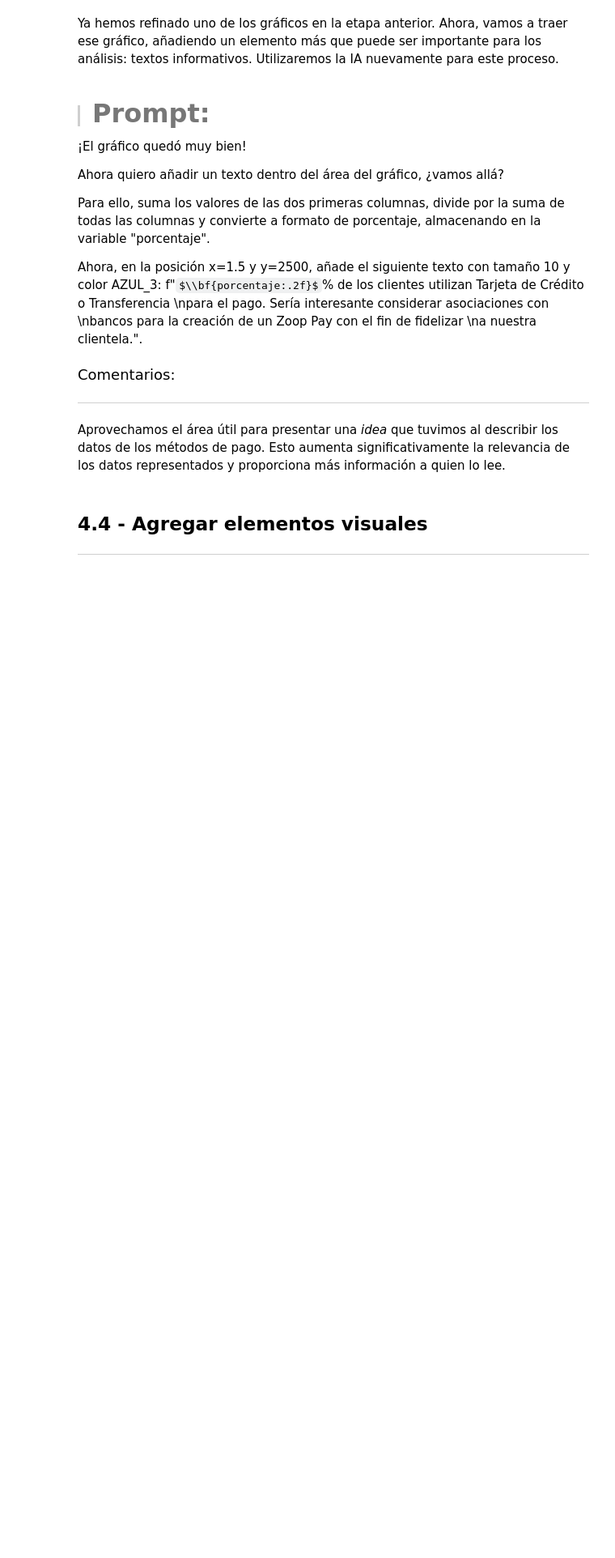
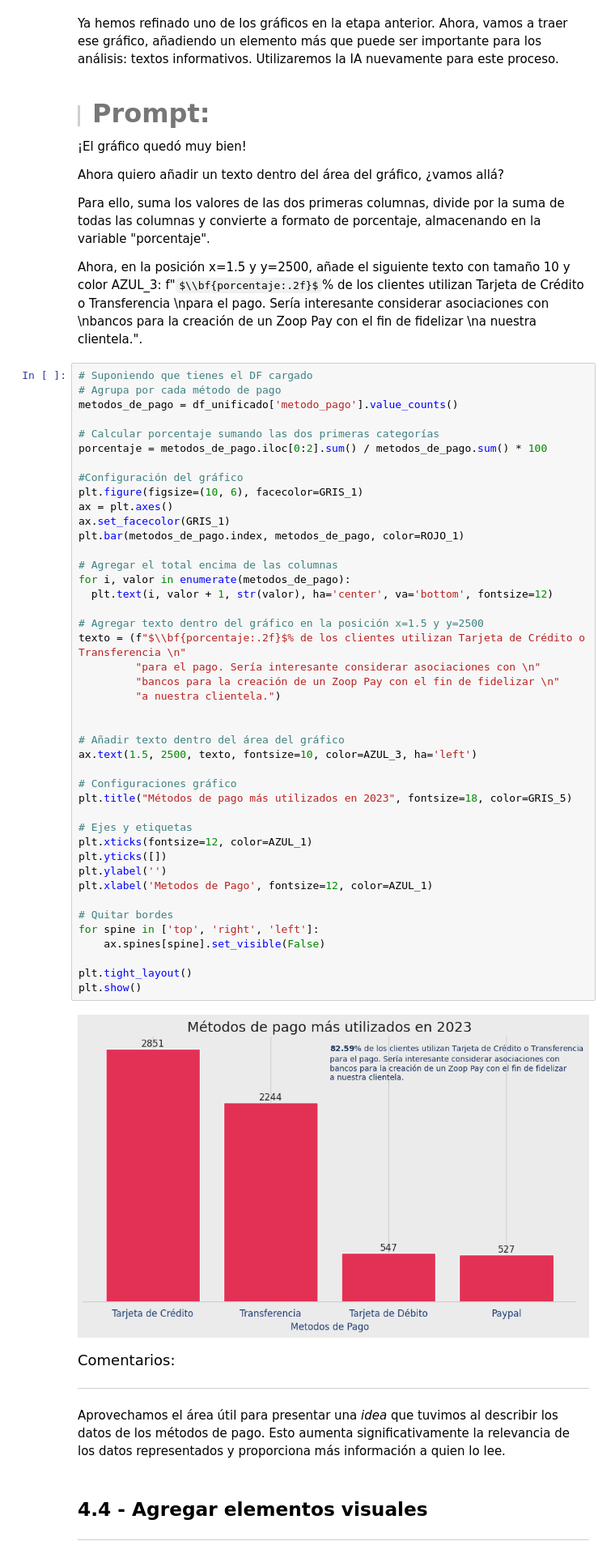
Before and after one commit to Nataliahfk/IA_aplicada_a_ciencia_de_datos, a Jupyter notebook: IA_aplicada_a_ciencia_de_datos.ipynb, the cells around one changed output. Shown at 81% size. Drawn from its saved outputs; the diff is of its cells as text; some formulas as TeX source; blank space fills up the shorter version.

```diff
--- a/IA_aplicada_a_ciencia_de_datos.ipynb
+++ b/IA_aplicada_a_ciencia_de_datos.ipynb
@@ -1639,6 +1639,51 @@ Ahora quiero añadir un texto dentro del área del gráfico, ¿vamos allá?
 Para ello, suma los valores de las dos primeras columnas, divide por la suma de todas las columnas y convierte a formato de porcentaje, almacenando en la variable "porcentaje".
 
 Ahora, en la posición x=1.5 y y=2500, añade el siguiente texto con tamaño 10 y color AZUL_3: f"$\\bf{porcentaje:.2f}$% de los clientes utilizan Tarjeta de Crédito o Transferencia \npara el pago. Sería interesante considerar asociaciones con \nbancos para la creación de un Zoop Pay con el fin de fidelizar \na nuestra clientela.".
+# %%
+# Suponiendo que tienes el DF cargado
+# Agrupa por cada método de pago
+metodos_de_pago = df_unificado['metodo_pago'].value_counts()
+
+# Calcular porcentaje sumando las dos primeras categorías
+porcentaje = metodos_de_pago.iloc[0:2].sum() / metodos_de_pago.sum() * 100
+
+#Configuración del gráfico
+plt.figure(figsize=(10, 6), facecolor=GRIS_1)
+ax = plt.axes()
+ax.set_facecolor(GRIS_1)
+plt.bar(metodos_de_pago.index, metodos_de_pago, color=ROJO_1)
+
+# Agregar el total encima de las columnas
+for i, valor in enumerate(metodos_de_pago):
+  plt.text(i, valor + 1, str(valor), ha='center', va='bottom', fontsize=12)
+
+# Agregar texto dentro del gráfico en la posición x=1.5 y y=2500
+texto = (f"$\\bf{porcentaje:.2f}$% de los clientes utilizan Tarjeta de Crédito o Transferencia \n"
+         "para el pago. Sería interesante considerar asociaciones con \n"
+         "bancos para la creación de un Zoop Pay con el fin de fidelizar \n"
+         "a nuestra clientela.")
+
+
+# Añadir texto dentro del área del gráfico
+ax.text(1.5, 2500, texto, fontsize=10, color=AZUL_3, ha='left')
+
+# Configuraciones gráfico
+plt.title("Métodos de pago más utilizados en 2023", fontsize=18, color=GRIS_5)
+
+# Ejes y etiquetas
+plt.xticks(fontsize=12, color=AZUL_1)
+plt.yticks([])
+plt.ylabel('')
+plt.xlabel('Metodos de Pago', fontsize=12, color=AZUL_1)
+
+# Quitar bordes
+for spine in ['top', 'right', 'left']:
+    ax.spines[spine].set_visible(False)
+
+plt.tight_layout()
+plt.show()
+# %% [output]
+[figure, added]
 # %% [markdown]
 <font color="7b71ff" size=4> Comentarios: </font>
 
```
